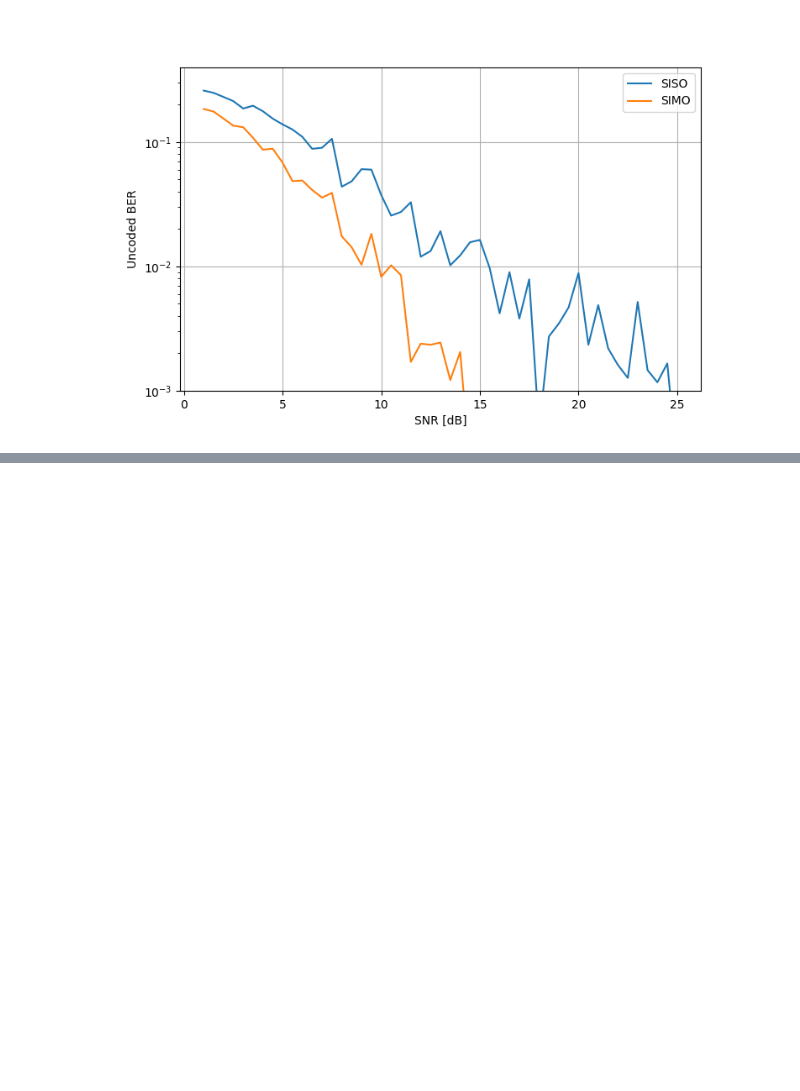
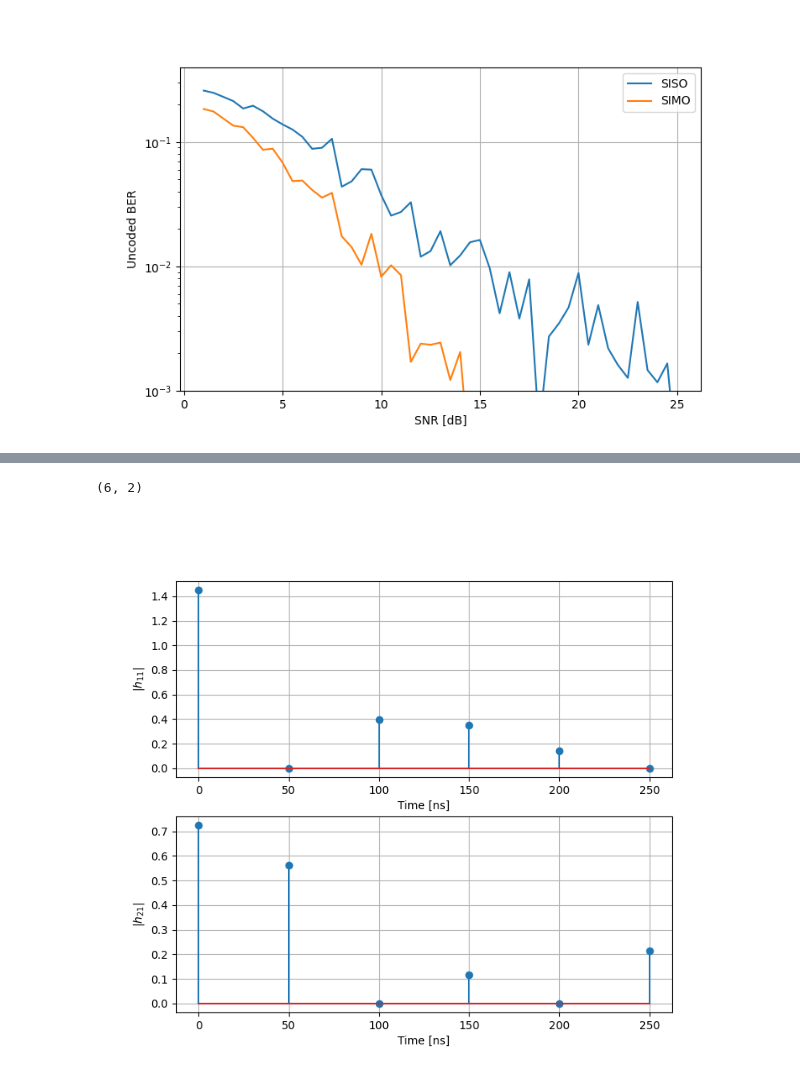
Before and after one commit to isvoropaev02/OFDM, a Jupyter notebook: model_version03/model_performance.ipynb, the cells around one changed output, grey strips where cells are left out. Drawn from its saved outputs; the diff is of its cells as text; code cells hidden in the pictures; blank space fills up the shorter version.

```diff
--- a/model_version03/model_performance.ipynb
+++ b/model_version03/model_performance.ipynb
@@ -55,0 +48,9 @@ plt.show()
+# %%
+h11 = pd.read_csv('h11.txt', sep=',', header=None, names=['re', 'im'])
+h21 = pd.read_csv('h21.txt', sep=',', header=None, names=['re', 'im'])
+# %%
+Bw = 20*1e6
+delta_t = 1/Bw
+# %%
+h11.loc[5]={'re':0, 'im':0}
+h21
@@ -55,0 +65,21 @@ plt.show()
+# %%
+h21.shape
+# %% [output]
+(6, 2)
+# %%
+fig3 = plt.figure(figsize=(8,7))
+ax_1 = fig3.add_subplot(211)
+ax_1.stem(np.arange(0, h11.shape[0])*delta_t*1e9, np.sqrt(h11['re']**2+h11['im']**2))
+ax_1.set_ylabel(r"$|h_{11}|$")
+ax_1.set_xlabel("Time [ns]")
+ax_1.grid()
+
+ax_2 = fig3.add_subplot(212)
+ax_2.stem(np.arange(0, h21.shape[0])*delta_t*1e9, np.sqrt(h21['re']**2+h21['im']**2))
+ax_2.set_ylabel(r"$|h_{21}|$")
+ax_2.set_xlabel("Time [ns]")
+ax_2.grid()
+
+plt.show()
+# %% [output]
+[figure, added]
```
Also changed, not shown: parts of 4 cells of this notebook, 8 other files.
